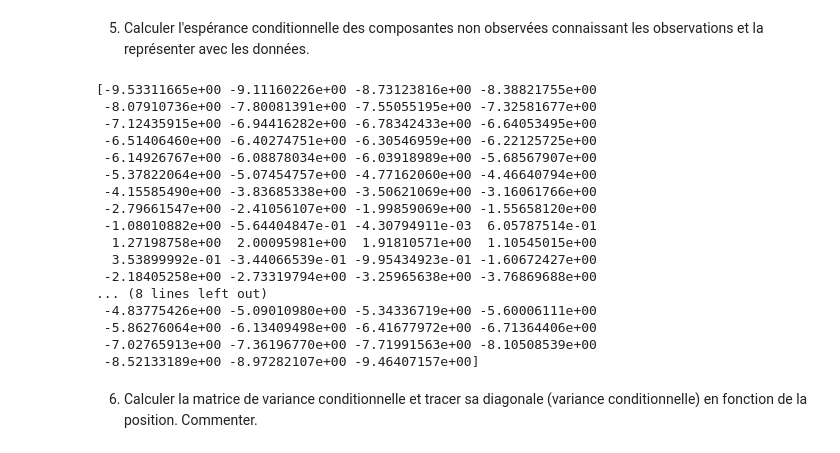
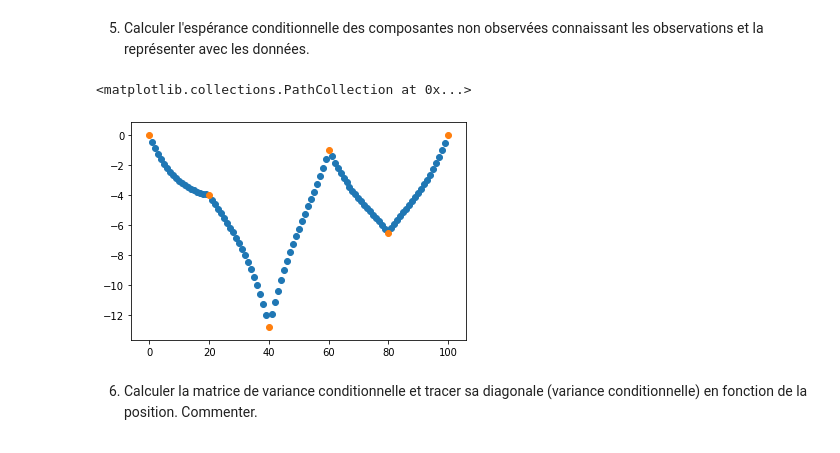
Before and after one commit to 19foliard/projet_probas, a Jupyter notebook: Projet numérique de Probabilités.ipynb, the cells around one changed output. Drawn from its saved outputs; the diff is of its cells as text; code cells hidden in the pictures.

```diff
--- a/Projet numérique de Probabilités.ipynb
+++ b/Projet numérique de Probabilités.ipynb
@@ -172,31 +172,17 @@ Cov_obs_inc = np.array([[ Cov_Z[i][j] for i in observation_indexes] for j in unk
 # %% [markdown]
 5. Calculer l'espérance conditionnelle des composantes non observées connaissant les observations et la représenter avec les données.
 # %%
+# On utilise la formule du 2) de la théorie
+
 Inv_cov_obs = np.linalg.inv(Cov_obs)
 m_v = [-5 for i in range (len(observation_indexes))]
 m_z = [-5 for i in range (len(unknown_indexes))]
-esp_cond = m_z - np.dot(Cov_obs_inc, Inv_cov_obs).dot(depth - m_v)
-print(esp_cond)
+esp_cond = m_z + np.dot(Cov_obs_inc, Inv_cov_obs).dot(depth - m_v)
 
-
-# Pas vraiment fini, je suis pas sûr de mon calcul
+plt.scatter(unknown_indexes, esp_cond)
+plt.scatter(observation_indexes, depth)
 # %% [output]
-[-9.53311665e+00 -9.11160226e+00 -8.73123816e+00 -8.38821755e+00
- -8.07910736e+00 -7.80081391e+00 -7.55055195e+00 -7.32581677e+00
- -7.12435915e+00 -6.94416282e+00 -6.78342433e+00 -6.64053495e+00
- -6.51406460e+00 -6.40274751e+00 -6.30546959e+00 -6.22125725e+00
- -6.14926767e+00 -6.08878034e+00 -6.03918989e+00 -5.68567907e+00
- -5.37822064e+00 -5.07454757e+00 -4.77162060e+00 -4.46640794e+00
- -4.15585490e+00 -3.83685338e+00 -3.50621069e+00 -3.16061766e+00
- -2.79661547e+00 -2.41056107e+00 -1.99859069e+00 -1.55658120e+00
- -1.08010882e+00 -5.64404847e-01 -4.30794911e-03  6.05787514e-01
-  1.27198758e+00  2.00095981e+00  1.91810571e+00  1.10545015e+00
-  3.53899992e-01 -3.44066539e-01 -9.95434923e-01 -1.60672427e+00
- -2.18405258e+00 -2.73319794e+00 -3.25965638e+00 -3.76869688e+00
-... (8 lines left out)
- -4.83775426e+00 -5.09010980e+00 -5.34336719e+00 -5.60006111e+00
- -5.86276064e+00 -6.13409498e+00 -6.41677972e+00 -6.71364406e+00
- -7.02765913e+00 -7.36196770e+00 -7.71991563e+00 -8.10508539e+00
- -8.52133189e+00 -8.97282107e+00 -9.46407157e+00]
+<matplotlib.collections.PathCollection at 0x...>
+[figure, added]
 # %% [markdown]
 6. Calculer la matrice de variance conditionnelle et tracer sa diagonale (variance conditionnelle) en fonction de la position. Commenter.
```
Also changed, not shown: parts of 12 cells of this notebook.
